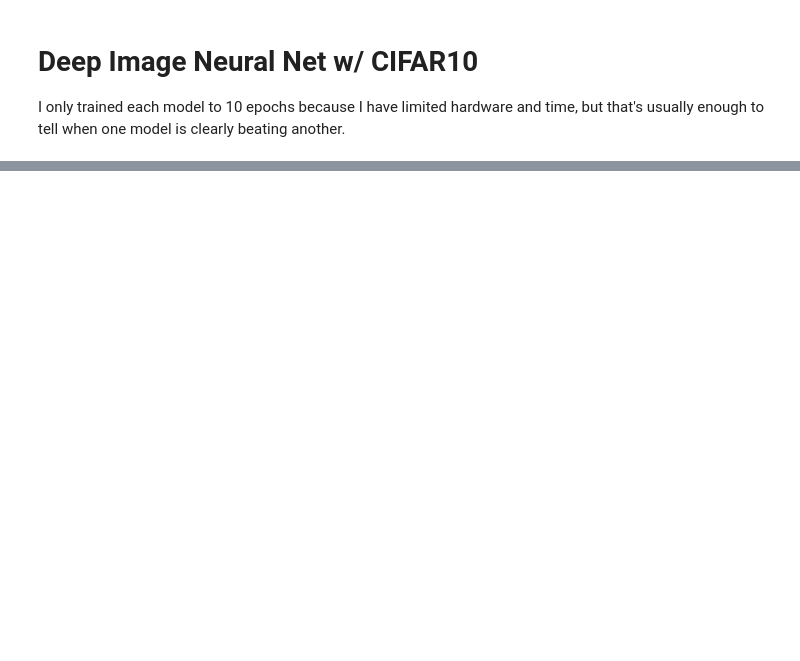
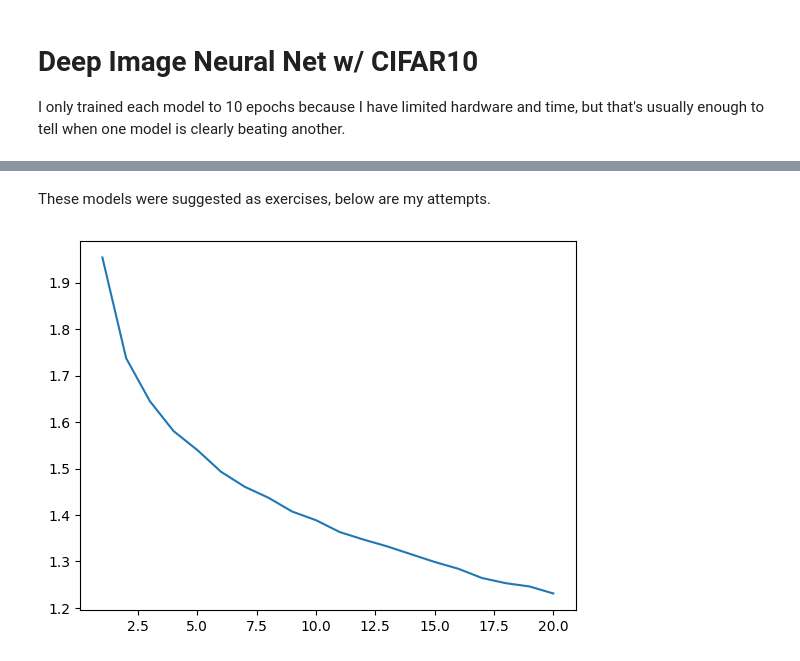
Before and after one commit to willhar/MLNotes, a Jupyter notebook: exercises/DeepImageNN.ipynb, the cells around one changed output, grey strips where cells are left out. Cells and saved outputs as stored; diff of their text form; code cells hidden in the pictures; blank space fills up the shorter version.

```diff
--- a/exercises/DeepImageNN.ipynb
+++ b/exercises/DeepImageNN.ipynb
@@ -253,0 +307,10 @@ Model 3a Accuracy: 0.3664
+# %%
+all_imgs = torch.stack([img for img, _ in valid_data])
+imgs_normalized = (all_imgs - mean) / std
+labels = torch.tensor([lab for img, lab in valid_data])
+valid_data_normalized = torch.utils.data.TensorDataset(imgs_normalized, labels)
+
+valid_loader = torch.utils.data.DataLoader(valid_data_normalized, batch_size=32, shuffle=True)
+loss, accuracy = eval(model3c, xentropy, valid_loader)
+print("Model 3c Loss:", loss)
+print("Model 3c Accuracy:", accuracy)
@@ -253,0 +320,46 @@ Model 3a Accuracy: 0.3664
+# %% [markdown]
+These models were suggested as exercises, below are my attempts.
+# %%
+# Model 4: Layer Norm, Swish, AdamW optimizer
+
+model4 = nn.Sequential(
+    nn.Flatten(),
+    nn.Linear(3*32*32, 100), nn.LayerNorm(100), nn.SiLU(),
+    nn.Linear(100,100), nn.LayerNorm(100), nn.SiLU(),
+    nn.Linear(100,100), nn.LayerNorm(100), nn.SiLU(),
+    nn.Linear(100,100), nn.LayerNorm(100), nn.SiLU(),
+    nn.Linear(100,100), nn.LayerNorm(100), nn.SiLU(),
+    nn.Linear(100,10)
+)
+for idx, module in model4.named_modules():
+    if isinstance(module, nn.Linear):
+        nn.init.kaiming_uniform_(module.weight)
+        nn.init.zeros_(module.bias)
+
+def train(model, optimizer, criterion, train_loader, n_epochs):
+    model.train()
+    loss_epochs = []
+    for epoch in range(1, n_epochs+1):
+        total_loss = 0.0
+        for X_batch, y_batch in train_loader:
+            X_batch = X_batch.to(device)
+            y_batch = y_batch.to(device)
+            y_pred = model(X_batch)
+            loss = criterion(y_pred, y_batch)
+            loss.backward()
+            total_loss+=loss.item()
+            optimizer.step()
+            optimizer.zero_grad()
+        loss_epochs.append((epoch, total_loss/len(train_loader)))
+    return loss_epochs
+
+model4.to(device)
+lr = .003
+optimizer = torch.optim.AdamW(model4.parameters(), lr=lr)
+xentropy = nn.CrossEntropyLoss()
+train_loader = torch.utils.data.DataLoader(train_data, batch_size=32, shuffle=True)
+losses = train(model4, optimizer, xentropy, train_loader, 20)
+plt.plot([x[0] for x in losses], [x[1] for x in losses])
+plt.show()
+# %% [output]
+[figure, added]
```
Also changed, not shown: parts of 12 cells of this notebook, 2 other files.
